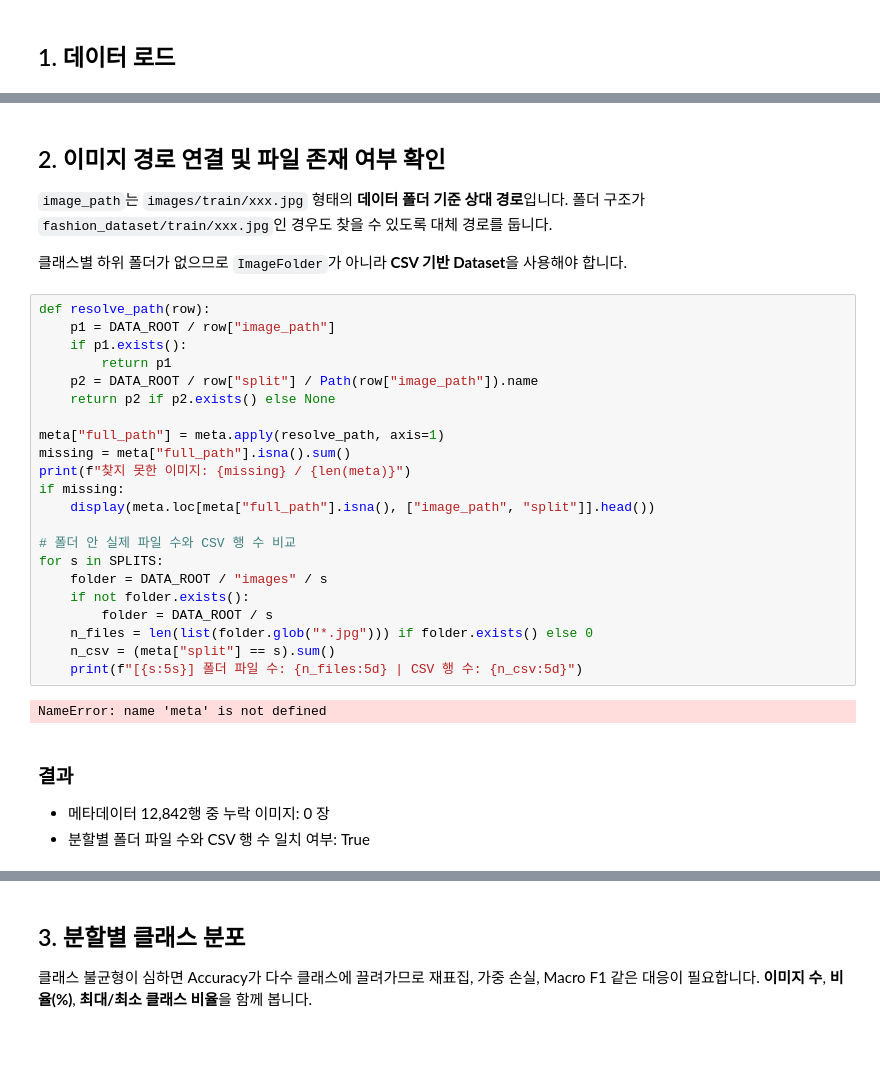
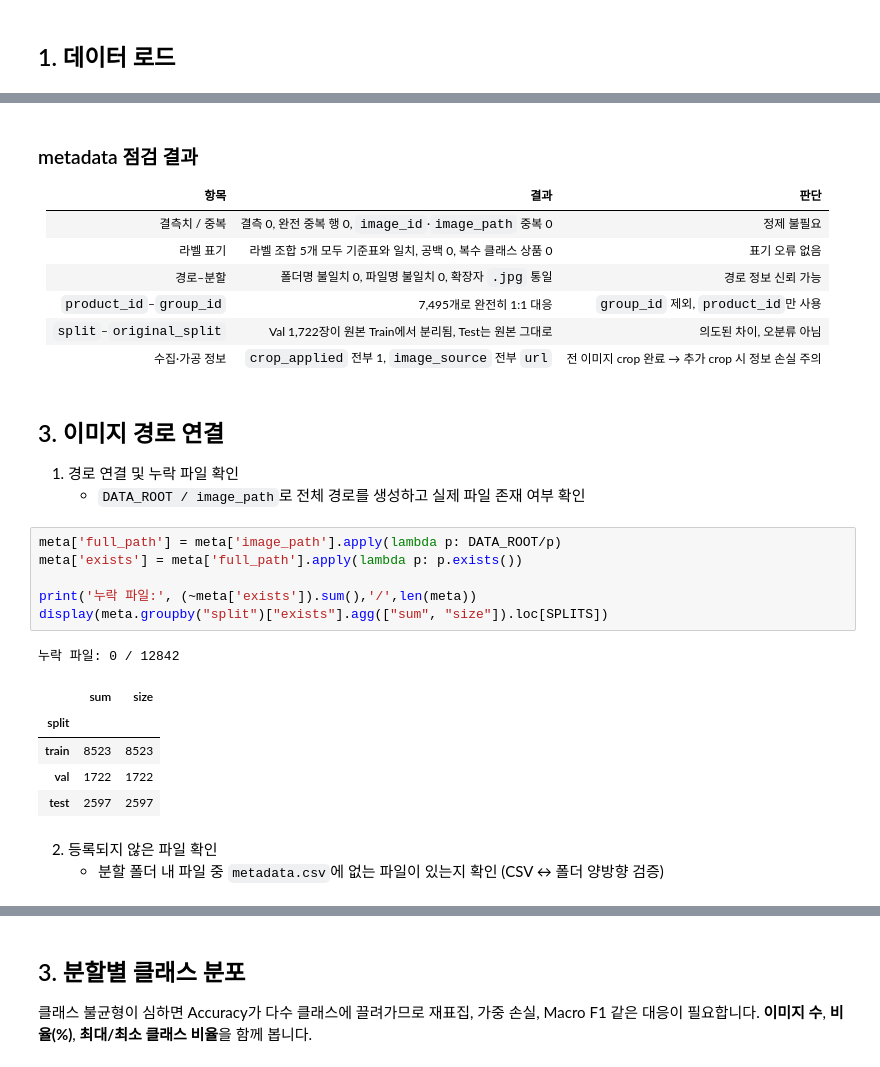
Before and after one commit to prohayo33/cv_project_2, a Jupyter notebook: 01_data_class_distribution.ipynb, the cells around one changed output, grey strips where cells are left out. Drawn from its saved outputs; the diff is of its cells as text.

```diff
--- a/01_data_class_distribution.ipynb
+++ b/01_data_class_distribution.ipynb
@@ -39,35 +202,30 @@ FileNotFoundError: [Errno 2] No such file or directory: 'fashion_dataset\\metada
+# %% [markdown]
+### metadata 점검 결과
+| 항목 | 결과 | 판단 |
+|---|---|---|
+| 결측치 / 중복 | 결측 0, 완전 중복 행 0, `image_id`·`image_path` 중복 0 | 정제 불필요 |
+| 라벨 표기 | 라벨 조합 5개 모두 기준표와 일치, 공백 0, 복수 클래스 상품 0 | 표기 오류 없음 |
+| 경로–분할 | 폴더명 불일치 0, 파일명 불일치 0, 확장자 `.jpg` 통일 | 경로 정보 신뢰 가능 |
+| `product_id`–`group_id` | 7,495개로 완전히 1:1 대응 | `group_id` 제외, `product_id`만 사용 |
+| `split`–`original_split` | Val 1,722장이 원본 Train에서 분리됨, Test는 원본 그대로 | 의도된 차이, 오분류 아님 |
+| 수집·가공 정보 | `crop_applied` 전부 1, `image_source` 전부 `url` | 전 이미지 crop 완료 → 추가 crop 시 정보 손실 주의 |
 # %% [markdown]
-## 2. 이미지 경로 연결 및 파일 존재 여부 확인
-
-`image_path`는 `images/train/xxx.jpg` 형태의 **데이터 폴더 기준 상대 경로**입니다.
-폴더 구조가 `fashion_dataset/train/xxx.jpg`인 경우도 찾을 수 있도록 대체 경로를 둡니다.
-
-클래스별 하위 폴더가 없으므로 `ImageFolder`가 아니라 **CSV 기반 Dataset**을 사용해야 합니다.
+## 3. 이미지 경로 연결
+1. 경로 연결 및 누락 파일 확인
+    - `DATA_ROOT / image_path`로 전체 경로를 생성하고 실제 파일 존재 여부 확인
 # %%
-def resolve_path(row):
-    p1 = DATA_ROOT / row["image_path"]
-    if p1.exists():
-        return p1
-    p2 = DATA_ROOT / row["split"] / Path(row["image_path"]).name
-    return p2 if p2.exists() else None
+meta['full_path'] = meta['image_path'].apply(lambda p: DATA_ROOT/p)
+meta['exists'] = meta['full_path'].apply(lambda p: p.exists())
 
-meta["full_path"] = meta.apply(resolve_path, axis=1)
-missing = meta["full_path"].isna().sum()
-print(f"찾지 못한 이미지: {missing} / {len(meta)}")
-if missing:
-    display(meta.loc[meta["full_path"].isna(), ["image_path", "split"]].head())
-
-# 폴더 안 실제 파일 수와 CSV 행 수 비교
-for s in SPLITS:
-    folder = DATA_ROOT / "images" / s
-    if not folder.exists():
-        folder = DATA_ROOT / s
-    n_files = len(list(folder.glob("*.jpg"))) if folder.exists() else 0
-    n_csv = (meta["split"] == s).sum()
-    print(f"[{s:5s}] 폴더 파일 수: {n_files:5d} | CSV 행 수: {n_csv:5d}")
+print('누락 파일:', (~meta['exists']).sum(),'/',len(meta))
+display(meta.groupby("split")["exists"].agg(["sum", "size"]).loc[SPLITS])
 # %% [output]
-NameError: name 'meta' is not defined
+누락 파일: 0 / 12842
+|  | sum | size |
+| split |  |  |
+| train | 8523 | 8523 |
+| val | 1722 | 1722 |
+| test | 2597 | 2597 |
-# %% [markdown]
-### 결과
-- 메타데이터 12,842행 중 누락 이미지: 0 장
-- 분할별 폴더 파일 수와 CSV 행 수 일치 여부: True
+# %% [markdown]
+2. 등록되지 않은 파일 확인
+    - 분할 폴더 내 파일 중 `metadata.csv`에 없는 파일이 있는지 확인 (CSV ↔ 폴더 양방향 검증)
```
Also changed, not shown: parts of 20 cells of this notebook.
